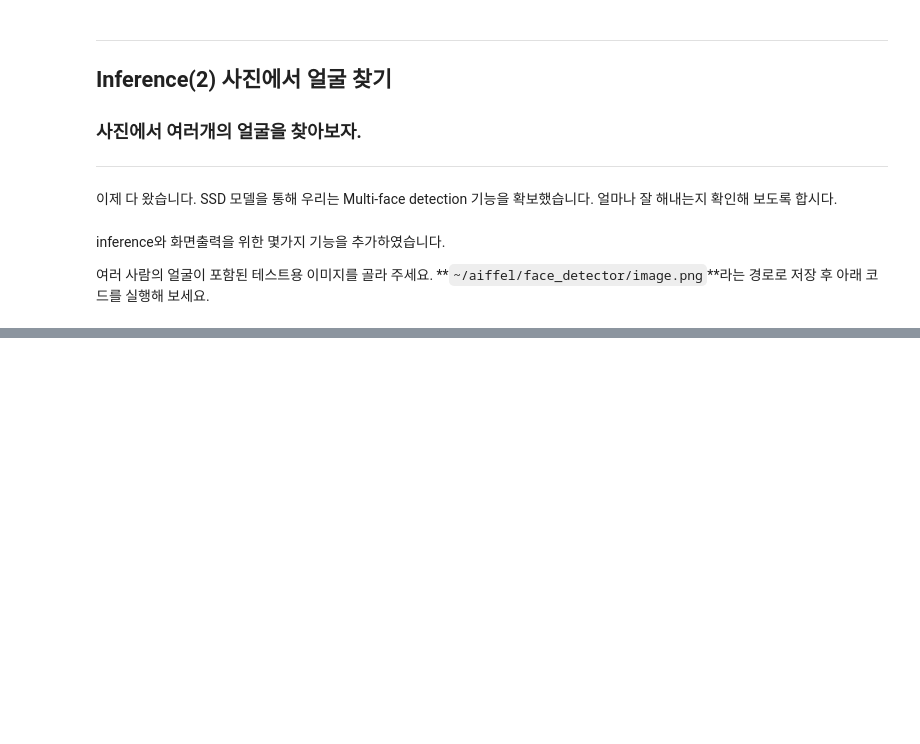
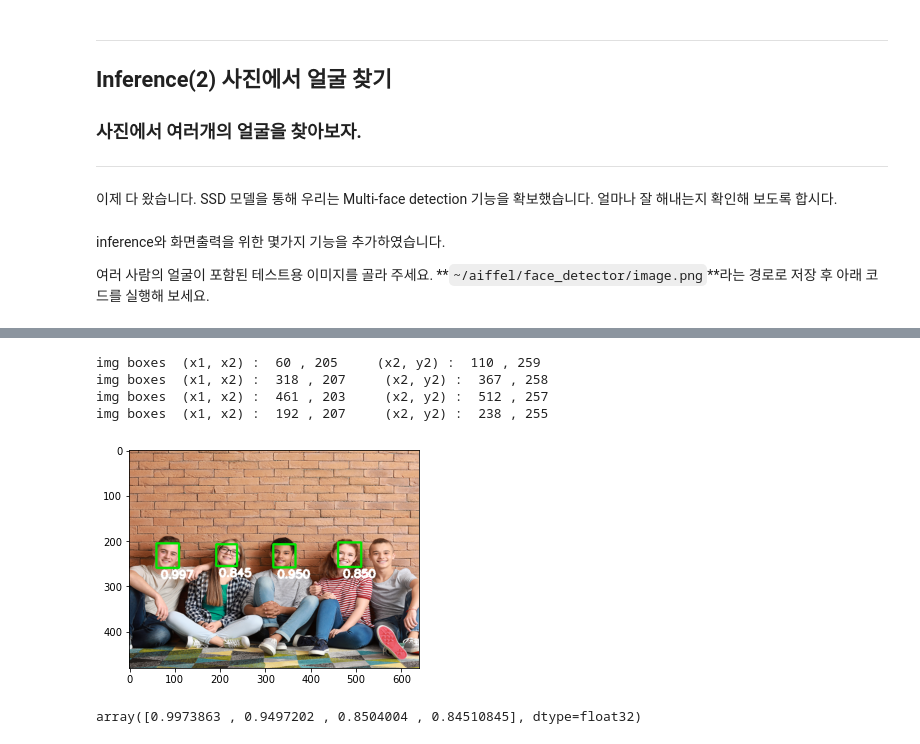
Before and after one commit to Yongho-Song-dev/face_detector-dlib, a Jupyter notebook: face-detector.ipynb, the cells around one changed output, grey strips where cells are left out. Drawn from its saved outputs; the diff is of its cells as text; code cells hidden in the pictures; blank space fills up the shorter version.

```diff
--- a/face-detector.ipynb
+++ b/face-detector.ipynb
@@ -291,0 +374,34 @@ WARNING:tensorflow:6 out of the last 6 calls to <function Model.make_predict_fun
+# %%
+img_show = img.copy() # cv.rectangle()에 사용할 image 복사본
+
+width, height = img_show.shape[1], img_show.shape[0]
+
+#  bounding  box를 담을 변수
+SSD_rects =[]
+
+for i in range(len(boxes)):            # 세로 크기
+    x1 = int(boxes[i][0]*width)
+    y1 = int(boxes[i][1]*height)
+    x2 = int(boxes[i][2]*width)
+    y2 = int(boxes[i][3]*height)
+
+    if classes[i] == 1:
+        color = (0, 230, 2)
+    else:
+        color = (0, 0, 255)
+    SSD_rects.append([x1, y1, x2, y2])
+    cv2.rectangle(img_show, (x1, y1), (x2, y2), color, 4)
+    cv2.putText(img_show, '{0:.3f}'.format(scores[i]) , (x2-40,y2+23) ,cv2.FONT_HERSHEY_SIMPLEX, 0.8, (255, 255, 255), 3)
+    print("img boxes  (x1, x2) : ", x1, ",",y1, "    (x2, y2) : ", x2,",", y2)
+
+    plt.imshow(img_show)
+# %% [output]
+img boxes  (x1, x2) :  60 , 205     (x2, y2) :  110 , 259
+img boxes  (x1, x2) :  318 , 207     (x2, y2) :  367 , 258
+img boxes  (x1, x2) :  461 , 203     (x2, y2) :  512 , 257
+img boxes  (x1, x2) :  192 , 207     (x2, y2) :  238 , 255
+[figure, added]
+# %%
+scores
+# %% [output]
+array([0.9973863 , 0.9497202 , 0.8504004 , 0.84510845], dtype=float32)
```
Also changed, not shown: parts of 32 cells of this notebook, 8 other files.
